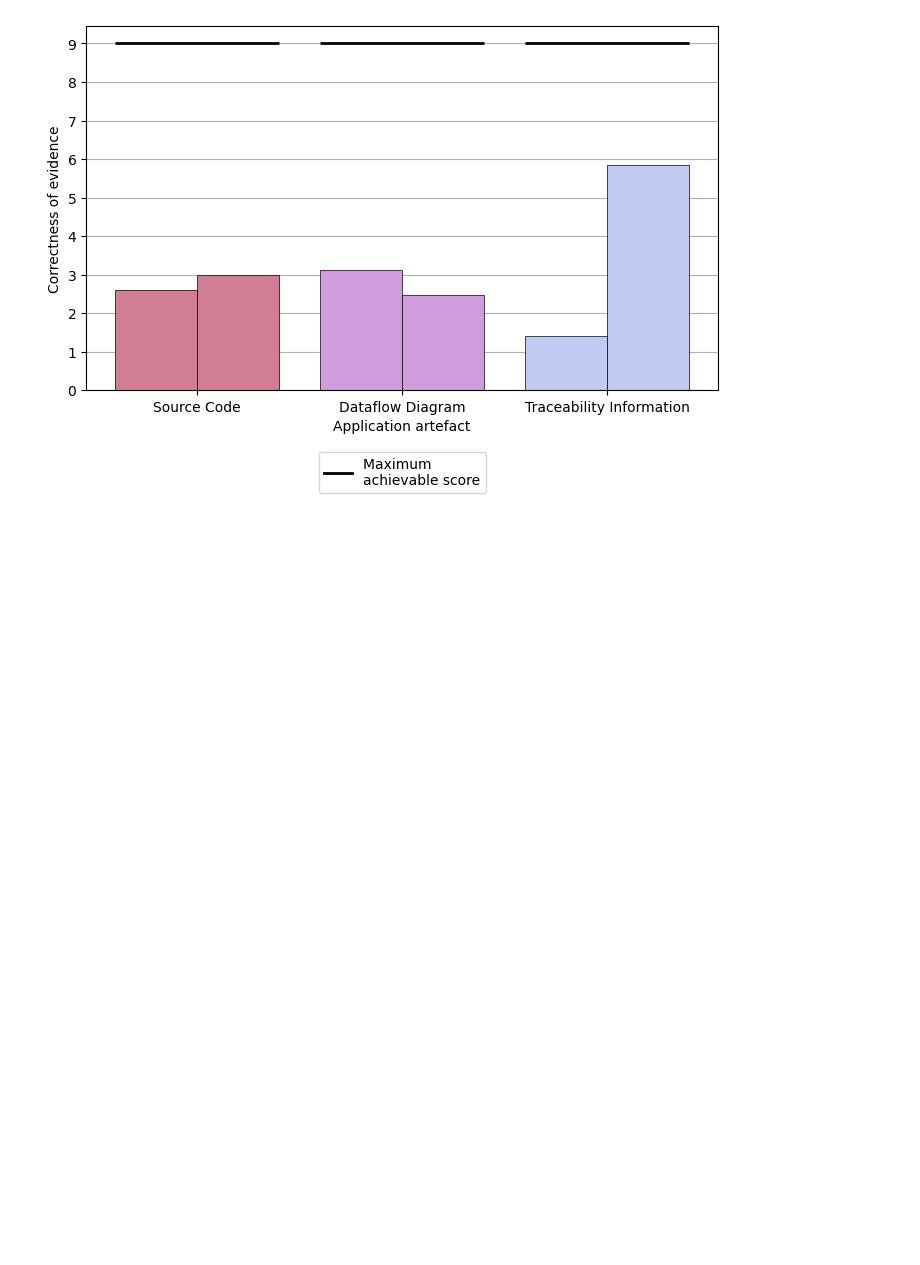
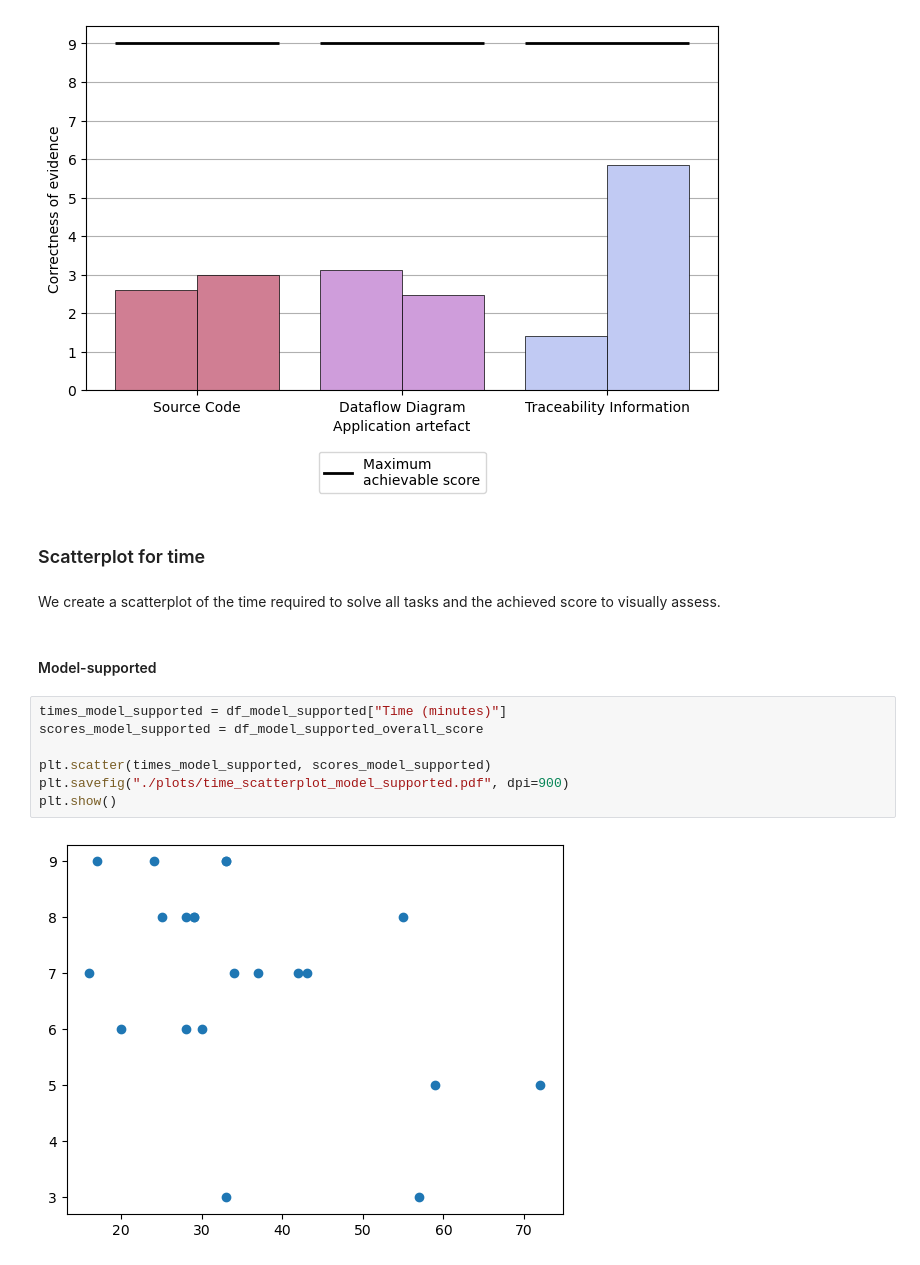
Before and after one commit to tuhh-softsec/SANER2024_empirical_experiment_DFDs, a Jupyter notebook: results/analysis.ipynb, the cells around one changed output. Saved outputs shown, nothing was run; the diff lists cells and outputs as text; blank space fills up the shorter version.

```diff
--- a/results/analysis.ipynb
+++ b/results/analysis.ipynb
@@ -1178,3 +1178,18 @@ plt.savefig("./plots/average_evidence_resources.pdf", dpi=900)
 plt.show()
 # %% [output]
 [figure]
+# %% [markdown]
+### Scatterplot for time
+# %% [markdown]
+We create a scatterplot of the time required to solve all tasks and the achieved score to visually assess.
+# %% [markdown]
+#### Model-supported
+# %%
+times_model_supported = df_model_supported["Time (minutes)"]
+scores_model_supported = df_model_supported_overall_score
+
+plt.scatter(times_model_supported, scores_model_supported)
+plt.savefig("./plots/time_scatterplot_model_supported.pdf", dpi=900)
+plt.show()
+# %% [output]
+[figure, added]
```
Also changed, not shown: parts of 2 cells of this notebook, 18 other files.
